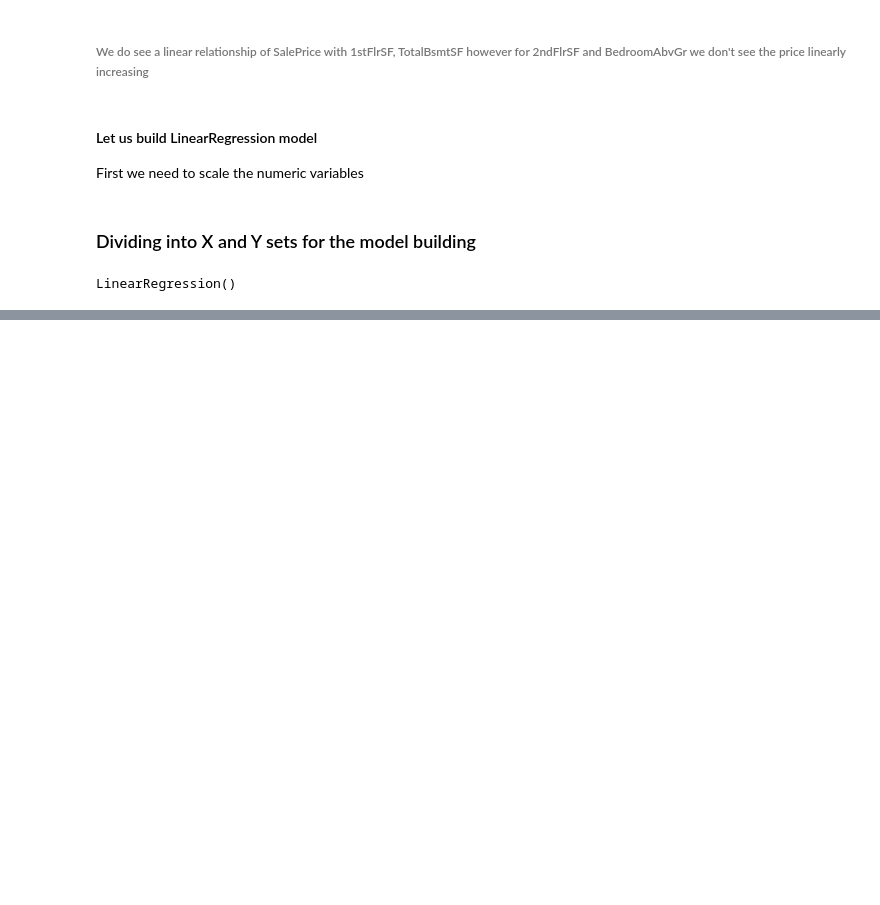
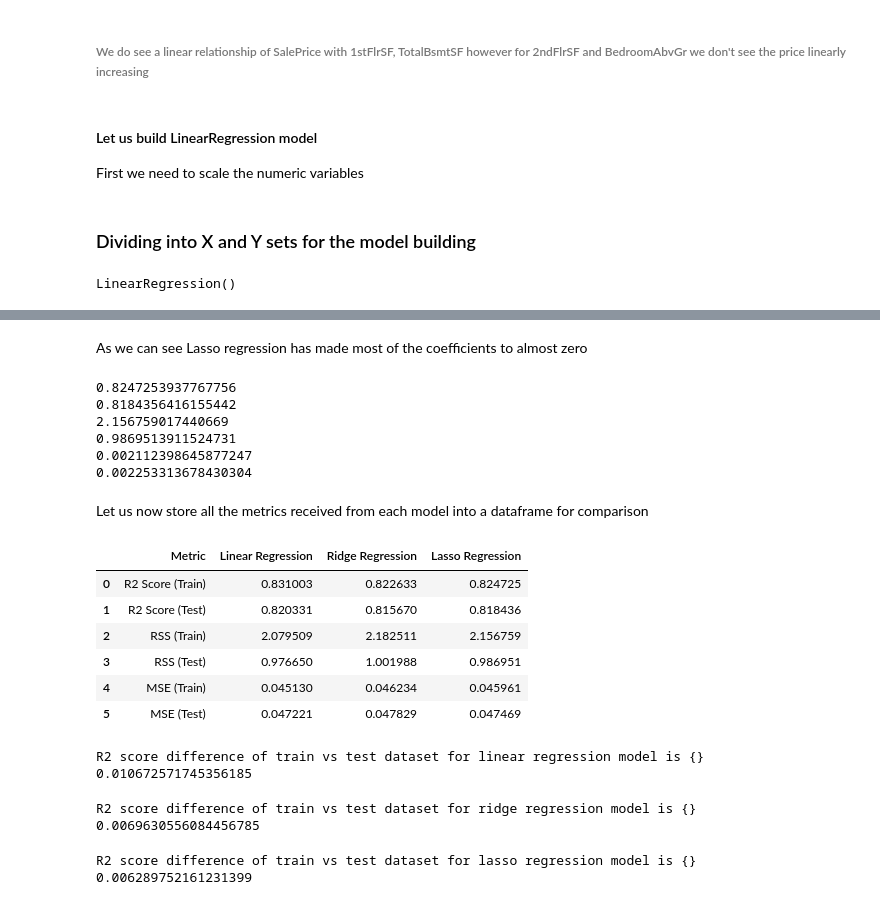
Before and after one commit to rasikasonar/AdvancedRegressionAssignment, a Jupyter notebook: AdvancedRegressionAssignment.ipynb, the cells around one changed output, grey strips where cells are left out. Saved outputs shown, nothing was run; the diff lists cells and outputs as text; code cells hidden in the pictures; blank space fills up the shorter version.

```diff
--- a/AdvancedRegressionAssignment.ipynb
+++ b/AdvancedRegressionAssignment.ipynb
@@ -385,0 +486,3 @@ metric.append("mse_test_lr {}".format(mse_test_lr**0.5))
+# %%
+lasso = Lasso(0.0001)
+lasso.fit(X_train, y_train)
@@ -385,0 +512,61 @@ metric.append("mse_test_lr {}".format(mse_test_lr**0.5))
+# %% [markdown]
+As we can see Lasso regression has made most of the coefficients to almost zero
+# %%
+y_pred_train = lasso.predict(X_train)
+y_pred_test = lasso.predict(X_test)
+
+metric3 = []
+r2_train_lr = r2_score(y_train, y_pred_train)
+print(r2_train_lr)
+metric3.append(r2_train_lr)
+
+r2_test_lr = r2_score(y_test, y_pred_test)
+print(r2_test_lr)
+metric3.append(r2_test_lr)
+
+rss1_lr = np.sum(np.square(y_train - y_pred_train))
+print(rss1_lr)
+metric3.append(rss1_lr)
+
+rss2_lr = np.sum(np.square(y_test - y_pred_test))
+print(rss2_lr)
+metric3.append(rss2_lr)
+
+mse_train_lr = mean_squared_error(y_train, y_pred_train)
+print(mse_train_lr)
+metric3.append(mse_train_lr**0.5)
+
+mse_test_lr = mean_squared_error(y_test, y_pred_test)
+print(mse_test_lr)
+metric3.append(mse_test_lr**0.5)
+# %% [output]
+0.8247253937767756
+0.8184356416155442
+2.156759017440669
+0.9869513911524731
+0.002112398645877247
+0.002253313678430304
+# %% [markdown]
+Let us now store all the metrics received from each model into a dataframe for comparison
+# %%
+lr_table = {'Metric': ['R2 Score (Train)','R2 Score (Test)','RSS (Train)','RSS (Test)',
+                       'MSE (Train)','MSE (Test)'],
+        'Linear Regression': metric
+        }
+
+lr_metric = pd.DataFrame(lr_table ,columns = ['Metric', 'Linear Regression'] )
+
+rg_metric = pd.Series(metric2, name = 'Ridge Regression')
+ls_metric = pd.Series(metric3, name = 'Lasso Regression')
+
+final_metric = pd.concat([lr_metric, rg_metric, ls_metric], axis = 1)
+
+final_metric
+# %% [output]
+|  | Metric | Linear Regression | Ridge Regression | Lasso Regression |
+| 0 | R2 Score (Train) | 0.831003 | 0.822633 | 0.824725 |
+| 1 | R2 Score (Test) | 0.820331 | 0.815670 | 0.818436 |
+| 2 | RSS (Train) | 2.079509 | 2.182511 | 2.156759 |
+| 3 | RSS (Test) | 0.976650 | 1.001988 | 0.986951 |
+| 4 | MSE (Train) | 0.045130 | 0.046234 | 0.045961 |
+| 5 | MSE (Test) | 0.047221 | 0.047829 | 0.047469 |
@@ -385,0 +580,12 @@ metric.append("mse_test_lr {}".format(mse_test_lr**0.5))
+# %%
+print("R2 score difference of train vs test dataset for linear regression model is {}", lm_r2_score_train - lm_r2_score_test)
+# %% [output]
+R2 score difference of train vs test dataset for linear regression model is {} 0.010672571745356185
+# %%
+print("R2 score difference of train vs test dataset for ridge regression model is {}", ridge_r2_score_train - ridge_r2_score_test)
+# %% [output]
+R2 score difference of train vs test dataset for ridge regression model is {} 0.0069630556084456785
+# %%
+print("R2 score difference of train vs test dataset for lasso regression model is {}", lasso_r2_score_train - lasso_r2_score_test)
+# %% [output]
+R2 score difference of train vs test dataset for lasso regression model is {} 0.006289752161231399
```
Also changed, not shown: parts of 41 cells of this notebook.
